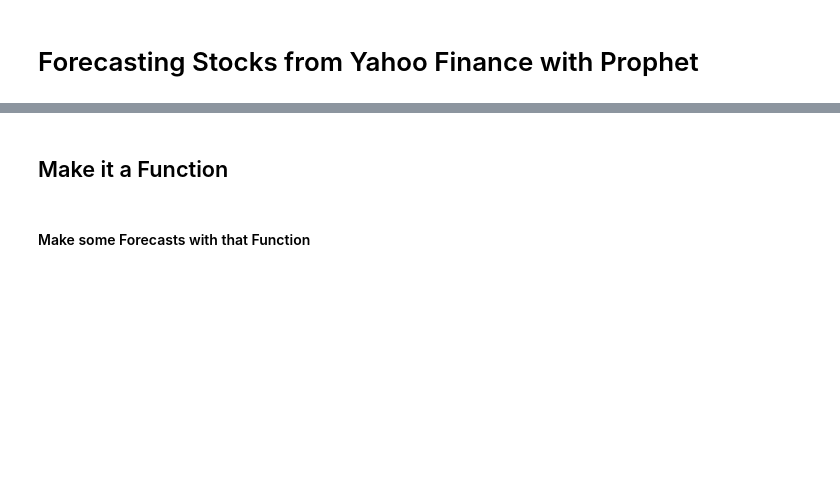
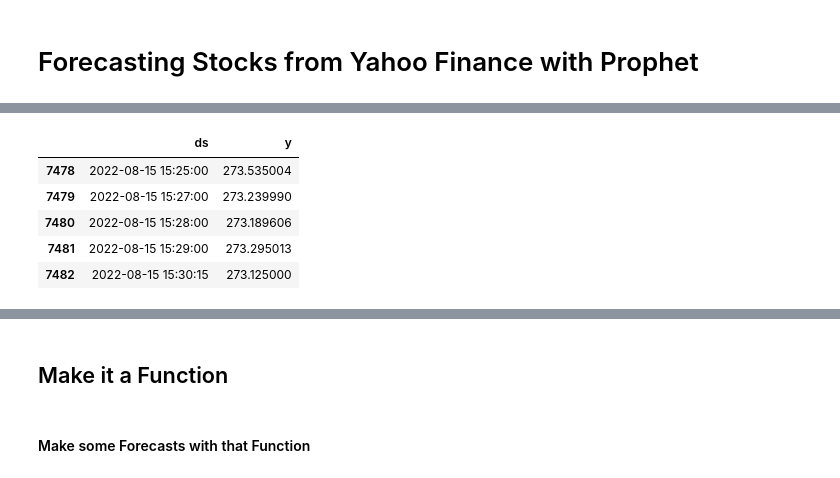
Before and after one commit to dgnsaglam/Misc, a Jupyter notebook: yfinance.ipynb, the cells around one changed output, grey strips where cells are left out. Cells and saved outputs as stored; diff of their text form; code cells hidden in the pictures; blank space fills up the shorter version.

```diff
--- a/yfinance.ipynb
+++ b/yfinance.ipynb
@@ -76,8 +75,14 @@ files.download("GNRC Jul-Aug 2022.csv")
 # %%
 
 df = pd.DataFrame()
 
-df['ds'] = hist.index
+df['ds'] = hist.index.tz_localize(None)
 df['y'] = hist['Close'].values
-
 df.tail()
+# %% [output]
+|  | ds | y |
+| 7478 | 2022-08-15 15:25:00 | 273.535004 |
+| 7479 | 2022-08-15 15:27:00 | 273.239990 |
+| 7480 | 2022-08-15 15:28:00 | 273.189606 |
+| 7481 | 2022-08-15 15:29:00 | 273.295013 |
+| 7482 | 2022-08-15 15:30:15 | 273.125000 |
```
Also changed, not shown: parts of 6 cells of this notebook.
